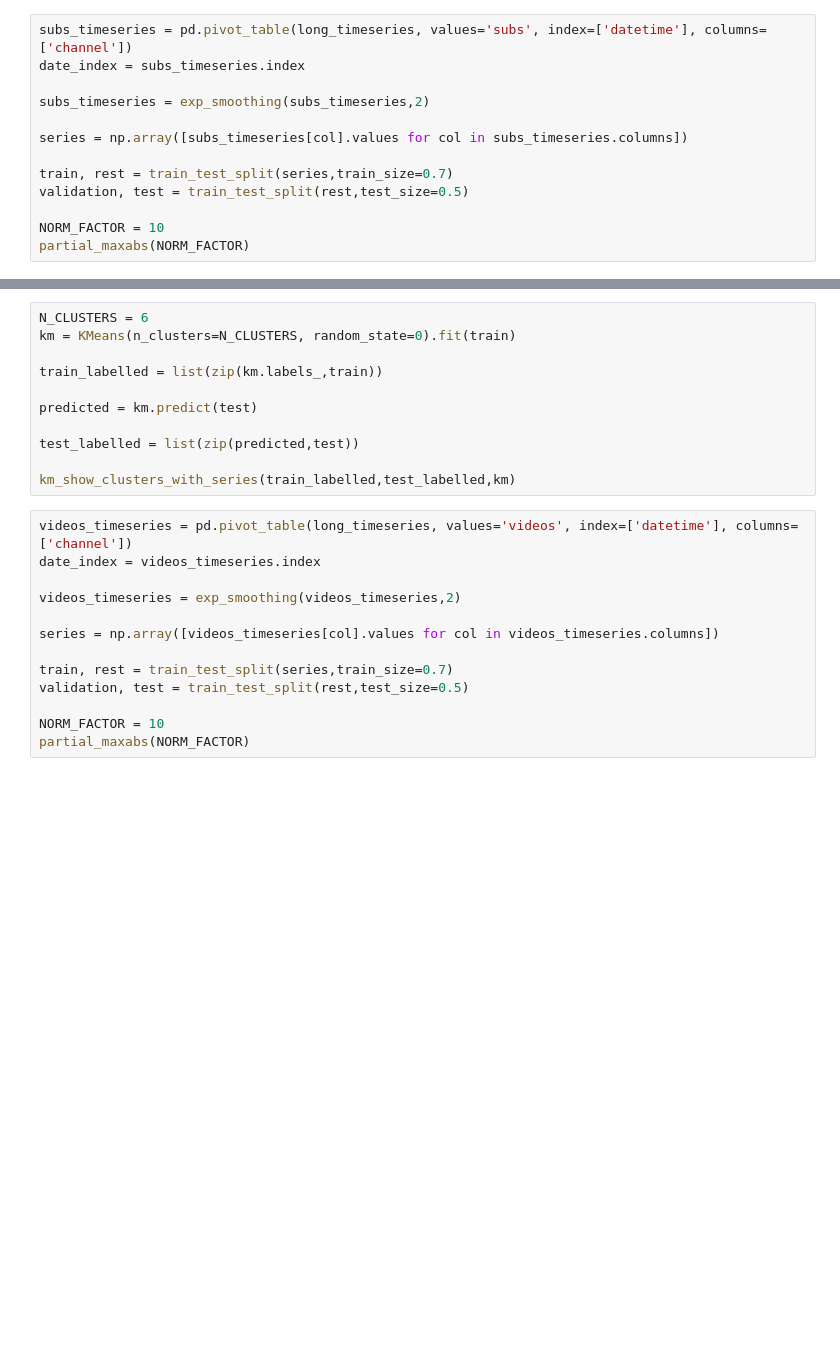
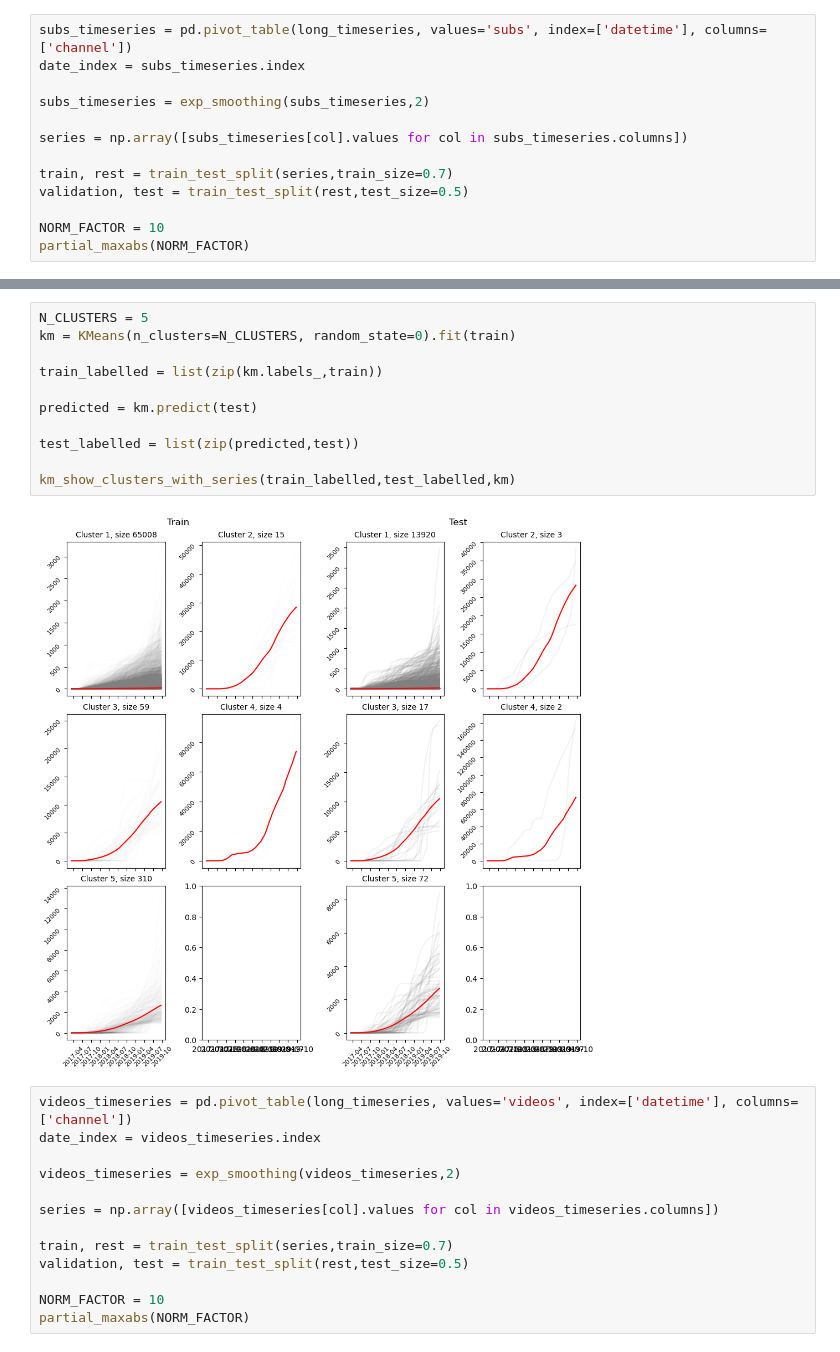
Before and after one commit to epfl-ada/ada-2022-project-pinacolada, a Jupyter notebook: notebook.ipynb, the cells around one changed output, grey strips where cells are left out. Cells and saved outputs as stored; diff of their text form; blank space fills up the shorter version.

```diff
--- a/notebook.ipynb
+++ b/notebook.ipynb
@@ -603,14 +639,16 @@ cross_validation(10,"km")
 # %%
-N_CLUSTERS = 6
+N_CLUSTERS = 5
 km = KMeans(n_clusters=N_CLUSTERS, random_state=0).fit(train)
 
 train_labelled = list(zip(km.labels_,train))
 
 predicted = km.predict(test)
 
 test_labelled = list(zip(predicted,test))
 
 km_show_clusters_with_series(train_labelled,test_labelled,km)
+# %% [output]
+[figure, added]
 # %%
 videos_timeseries = pd.pivot_table(long_timeseries, values='videos', index=['datetime'], columns=['channel'])
 date_index = videos_timeseries.index
```
Also changed, not shown: parts of 18 cells of this notebook.
